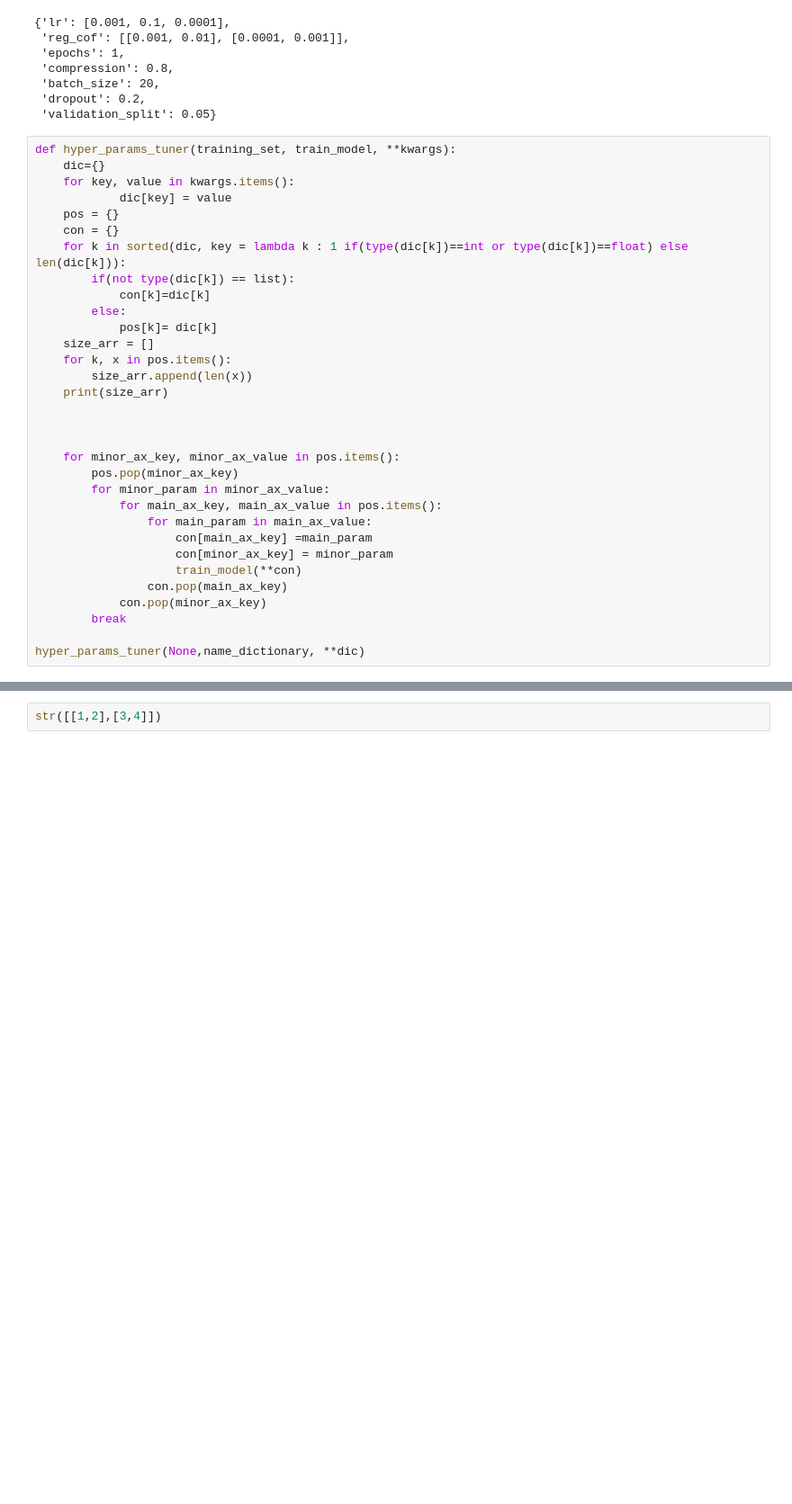
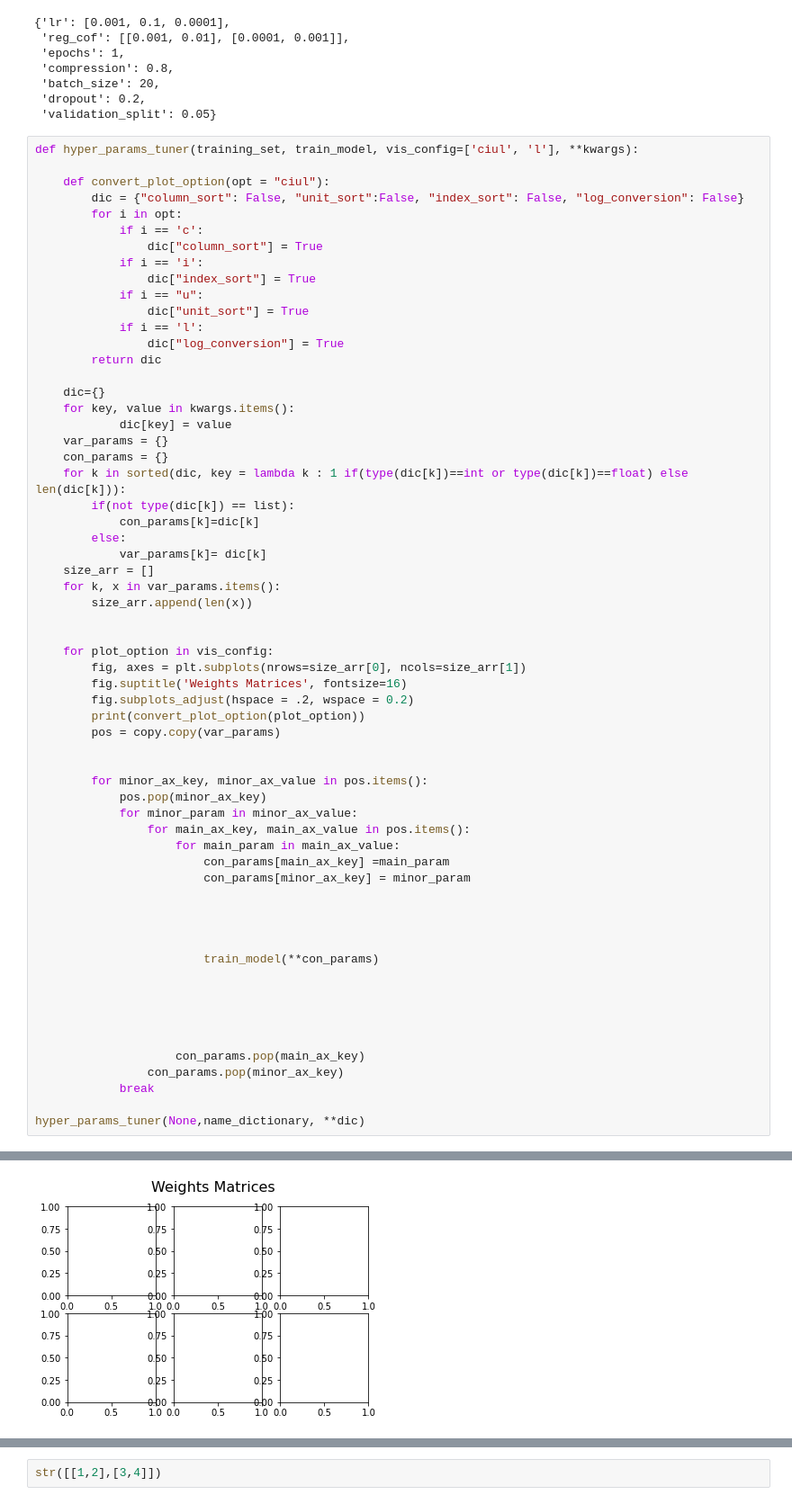
Before and after one commit to FilipKubackiSoton/DeepOptimization, a Jupyter notebook: exp.ipynb, the cells around one changed output, grey strips where cells are left out. Shown at 90% size. Saved outputs shown, nothing was run; the diff lists cells and outputs as text; blank space fills up the shorter version.

```diff
--- a/exp.ipynb
+++ b/exp.ipynb
@@ -1125,35 +1125,64 @@ dic
  'dropout': 0.2,
  'validation_split': 0.05}
 # %%
-def hyper_params_tuner(training_set, train_model, **kwargs):
+def hyper_params_tuner(training_set, train_model, vis_config=['ciul', 'l'], **kwargs):
+
+    def convert_plot_option(opt = "ciul"):
+        dic = {"column_sort": False, "unit_sort":False, "index_sort": False, "log_conversion": False}
+        for i in opt:
+            if i == 'c':
+                dic["column_sort"] = True
+            if i == 'i':
+                dic["index_sort"] = True
+            if i == "u":
+                dic["unit_sort"] = True
+            if i == 'l':
+                dic["log_conversion"] = True
+        return dic
+
     dic={}
     for key, value in kwargs.items():
             dic[key] = value
-    pos = {}
-    con = {}
+    var_params = {}
+    con_params = {}
     for k in sorted(dic, key = lambda k : 1 if(type(dic[k])==int or type(dic[k])==float) else len(dic[k])):
         if(not type(dic[k]) == list):
-            con[k]=dic[k]
+            con_params[k]=dic[k]
         else:
-            pos[k]= dic[k]
+            var_params[k]= dic[k]
     size_arr = []
-    for k, x in pos.items():
+    for k, x in var_params.items():
         size_arr.append(len(x))
-    print(size_arr)
+
+
+    for plot_option in vis_config:
+        fig, axes = plt.subplots(nrows=size_arr[0], ncols=size_arr[1])
+        fig.suptitle('Weights Matrices', fontsize=16)
+        fig.subplots_adjust(hspace = .2, wspace = 0.2)
+        print(convert_plot_option(plot_option))
+        pos = copy.copy(var_params)
+
+
+        for minor_ax_key, minor_ax_value in pos.items():
+            pos.pop(minor_ax_key)
+            for minor_param in minor_ax_value:
+                for main_ax_key, main_ax_value in pos.items():
+                    for main_param in main_ax_value:
+                        con_params[main_ax_key] =main_param
+                        con_params[minor_ax_key] = minor_param
 
 
 
-    for minor_ax_key, minor_ax_value in pos.items():
-        pos.pop(minor_ax_key)
-        for minor_param in minor_ax_value:
-            for main_ax_key, main_ax_value in pos.items():
-                for main_param in main_ax_value:
-                    con[main_ax_key] =main_param
-                    con[minor_ax_key] = minor_param
-                    train_model(**con)
-                con.pop(main_ax_key)
-            con.pop(minor_ax_key)
-        break
+
+                        train_model(**con_params)
+
+
+
+
+
+                    con_params.pop(main_ax_key)
+                con_params.pop(minor_ax_key)
+            break
 
 hyper_params_tuner(None,name_dictionary, **dic)
 # %% [output]
@@ -1166,0 +1203 @@ epochs1, compression0.8, batch_size20, dropout0.2, validation_split0.05, lr0.000
+[figure, added]
```
Also changed, not shown: parts of 4 cells of this notebook.
